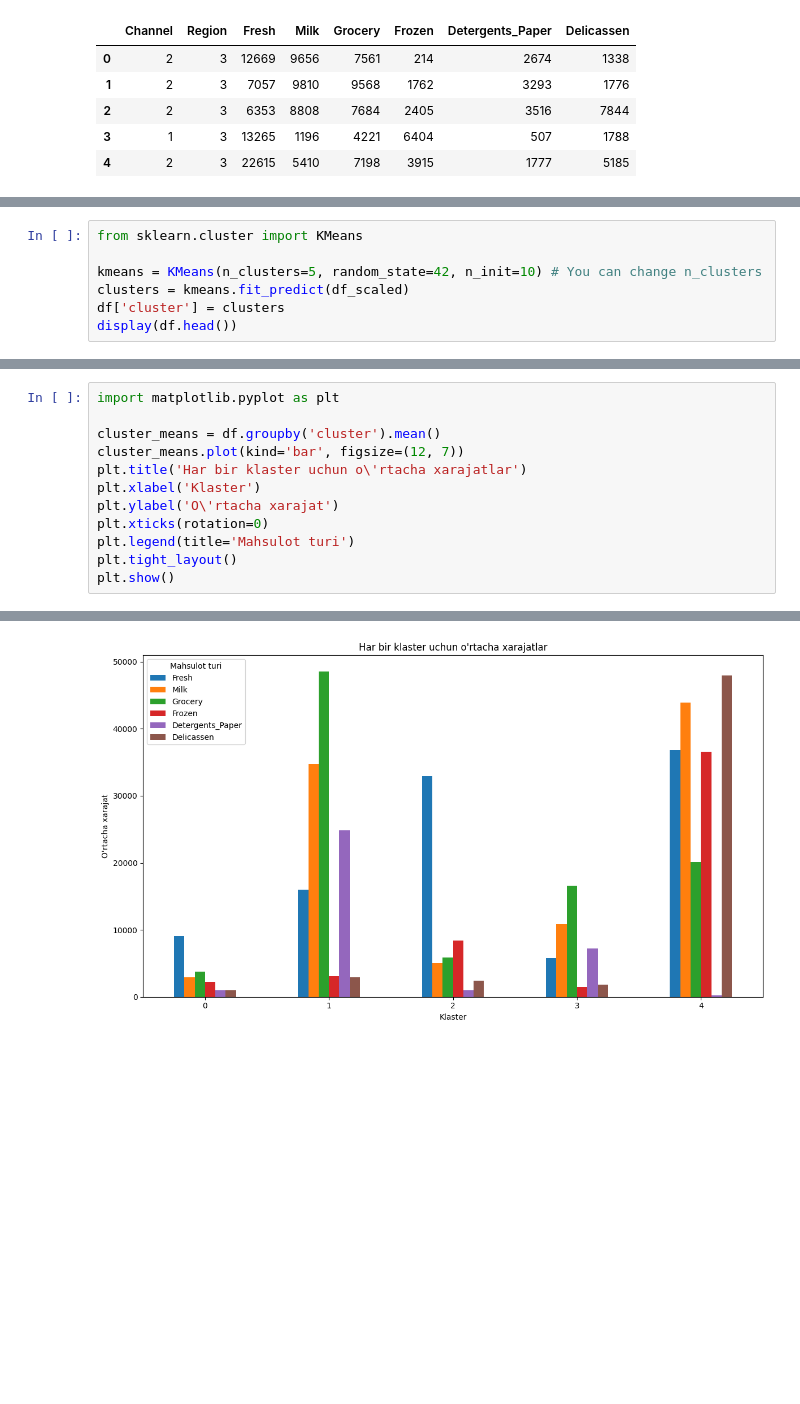
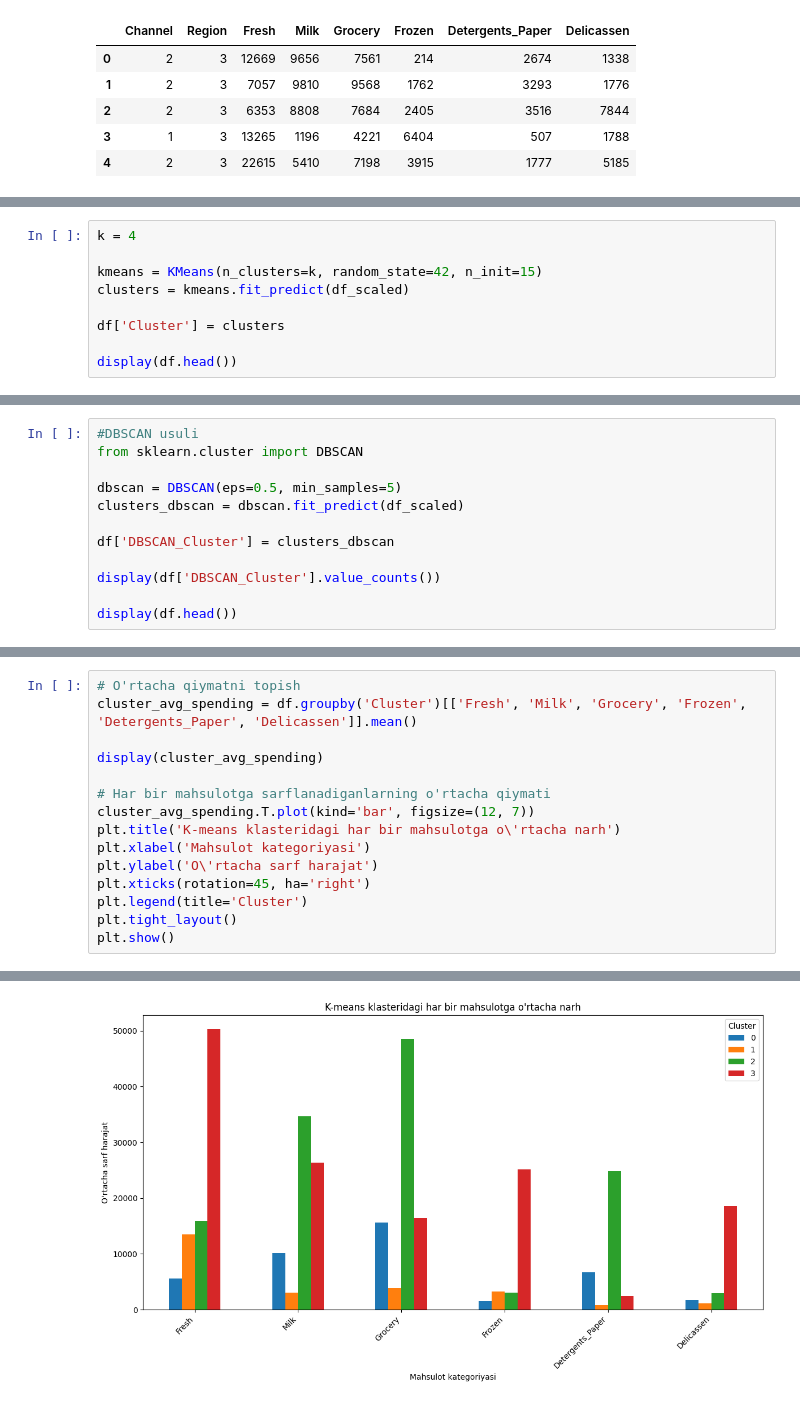
Before and after one commit to Nur9702/15-dars, a Jupyter notebook: 19_UNSUPERVISED_LEARNING_CLUSTERING_19_8_YAKUNIY_AMALIY_VAZIFA.ipynb, the cells around one changed output, grey strips where cells are left out. Drawn from its saved outputs; the diff is of its cells as text; blank space fills up the shorter version.

```diff
--- a/19_UNSUPERVISED_LEARNING_CLUSTERING_19_8_YAKUNIY_AMALIY_VAZIFA.ipynb
+++ b/19_UNSUPERVISED_LEARNING_CLUSTERING_19_8_YAKUNIY_AMALIY_VAZIFA.ipynb
@@ -92,8 +113,10 @@ display(df_scaled.head())
 # %%
-from sklearn.cluster import KMeans
+k = 4
 
-kmeans = KMeans(n_clusters=5, random_state=42, n_init=10) # You can change n_clusters
+kmeans = KMeans(n_clusters=k, random_state=42, n_init=15)
 clusters = kmeans.fit_predict(df_scaled)
-df['cluster'] = clusters
+
+df['Cluster'] = clusters
+
 display(df.head())
 # %% [output]
@@ -114,0 +129,12 @@ plt.show()
+# %%
+#DBSCAN usuli
+from sklearn.cluster import DBSCAN
+
+dbscan = DBSCAN(eps=0.5, min_samples=5)
+clusters_dbscan = dbscan.fit_predict(df_scaled)
+
+df['DBSCAN_Cluster'] = clusters_dbscan
+
+display(df['DBSCAN_Cluster'].value_counts())
+
+display(df.head())
@@ -115,13 +224,16 @@ plt.show()
 # %%
-import matplotlib.pyplot as plt
+# O'rtacha qiymatni topish
+cluster_avg_spending = df.groupby('Cluster')[['Fresh', 'Milk', 'Grocery', 'Frozen', 'Detergents_Paper', 'Delicassen']].mean()
 
-cluster_means = df.groupby('cluster').mean()
-cluster_means.plot(kind='bar', figsize=(12, 7))
-plt.title('Har bir klaster uchun o\'rtacha xarajatlar')
-plt.xlabel('Klaster')
-plt.ylabel('O\'rtacha xarajat')
-plt.xticks(rotation=0)
-plt.legend(title='Mahsulot turi')
+display(cluster_avg_spending)
+
+# Har bir mahsulotga sarflanadiganlarning o'rtacha qiymati
+cluster_avg_spending.T.plot(kind='bar', figsize=(12, 7))
+plt.title('K-means klasteridagi har bir mahsulotga o\'rtacha narh')
+plt.xlabel('Mahsulot kategoriyasi')
+plt.ylabel('O\'rtacha sarf harajat')
+plt.xticks(rotation=45, ha='right')
+plt.legend(title='Cluster')
 plt.tight_layout()
 plt.show()
 # %% [output]
@@ -128 +246 @@ plt.show()
-[figure, old version]
+[figure, new version]
```
Also changed, not shown: parts of 11 cells of this notebook.
